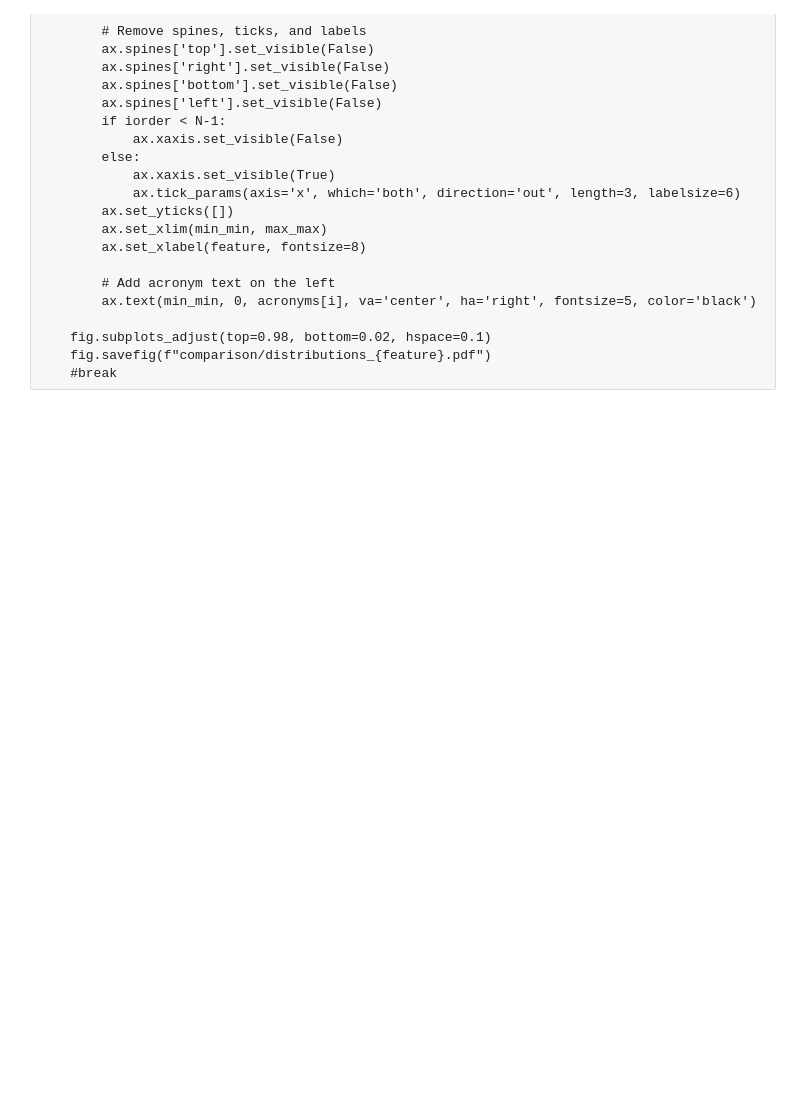
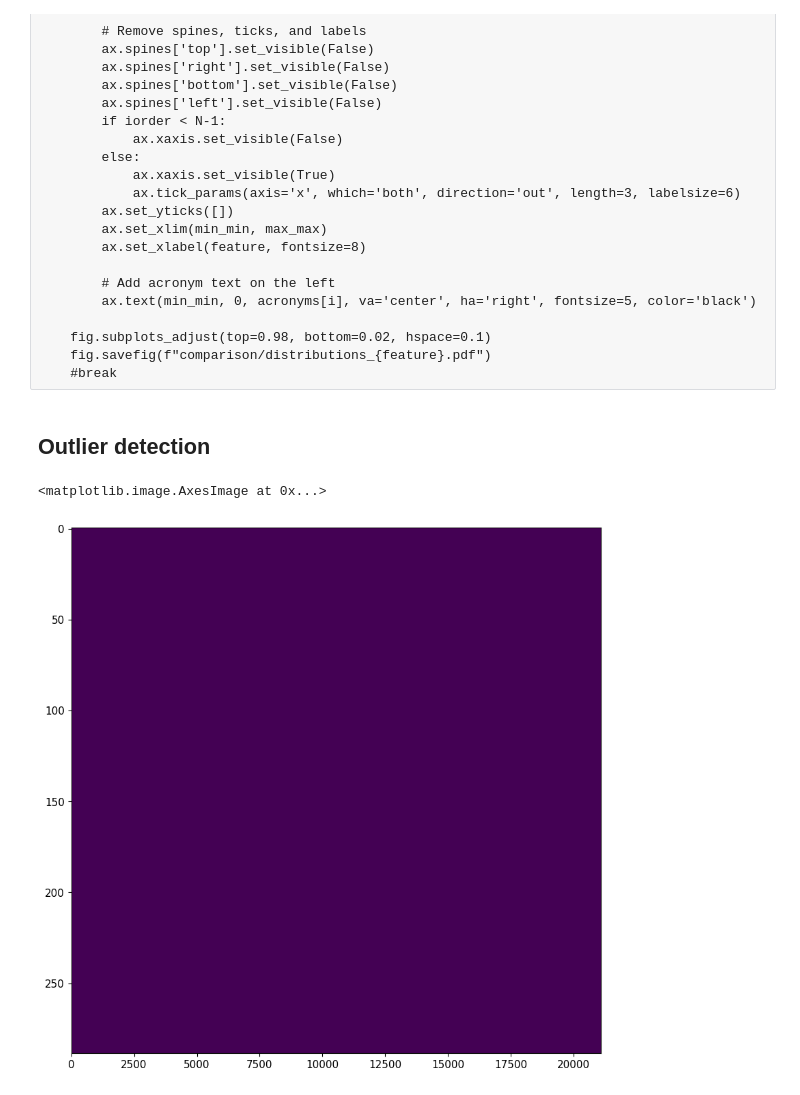
Before and after one commit to int-brain-lab/paper-ephys-atlas, a Jupyter notebook: sources/prominent_features/outlier_detection/notebook.ipynb, the cells around one changed output. Cells and saved outputs as stored; diff of their text form; code cells hidden in the pictures; blank space fills up the shorter version.

```diff
--- a/sources/prominent_features/outlier_detection/notebook.ipynb
+++ b/sources/prominent_features/outlier_detection/notebook.ipynb
@@ -418,3 +418,46 @@ for feature in df_stats['median'].columns:
     fig.subplots_adjust(top=0.98, bottom=0.02, hspace=0.1)
     fig.savefig(f"comparison/distributions_{feature}.pdf")
     #break
+# %% [markdown]
+## Outlier detection
+# %%
+import numpy as np
+from sklearn.neighbors import KernelDensity
+
+def detect_outliers_kde(train_data: np.ndarray, test_data: np.ndarray):
+    """
+    Detects outliers in D-dimensional space using Kernel Density Estimation (KDE).
+
+    Parameters:
+    - train_data: (N, D) numpy array, training dataset (assumed to represent the true distribution).
+    - test_data: (M, D) numpy array, test dataset (points to evaluate for outlier probability).
+
+    Returns:
+    - outlier_probs: (M,) numpy array, probability of each test sample being an outlier.
+    """
+    kde = KernelDensity()
+    kde.fit(train_data)
+    mean_score = kde.score(train_data) / train_data.shape[0]
+    out = 1 - np.exp(1-kde.score_samples(test_data) / mean_score)
+    return out
+# %%
+outliers = []
+for beryl_id in tqdm.tqdm(beryl_ids):
+    series = select_series(df_voltage, beryl_id=beryl_id)
+    train_data = series.values
+    test_data = train_data
+    scores = detect_outliers_kde(train_data, test_data)
+    outliers.append(scores)
+outliers = sorted(outliers, key=len)
+# %%
+n = len(outliers[-1])
+# %%
+outliers_arr = np.zeros((len(beryl_ids), n), dtype=np.float32)
+for outlier in outliers:
+    outliers_arr[i, :len(outlier)] = outlier
+# %%
+fig, ax = plt.subplots(figsize=(10, 10))
+plt.imshow(outliers_arr[:, :], vmin=0, vmax=1, interpolation='none', aspect='auto')
+# %% [output]
+<matplotlib.image.AxesImage at 0x...>
+[figure, added]
```
Also changed, not shown: parts of 1 cell of this notebook, 1 other file.
